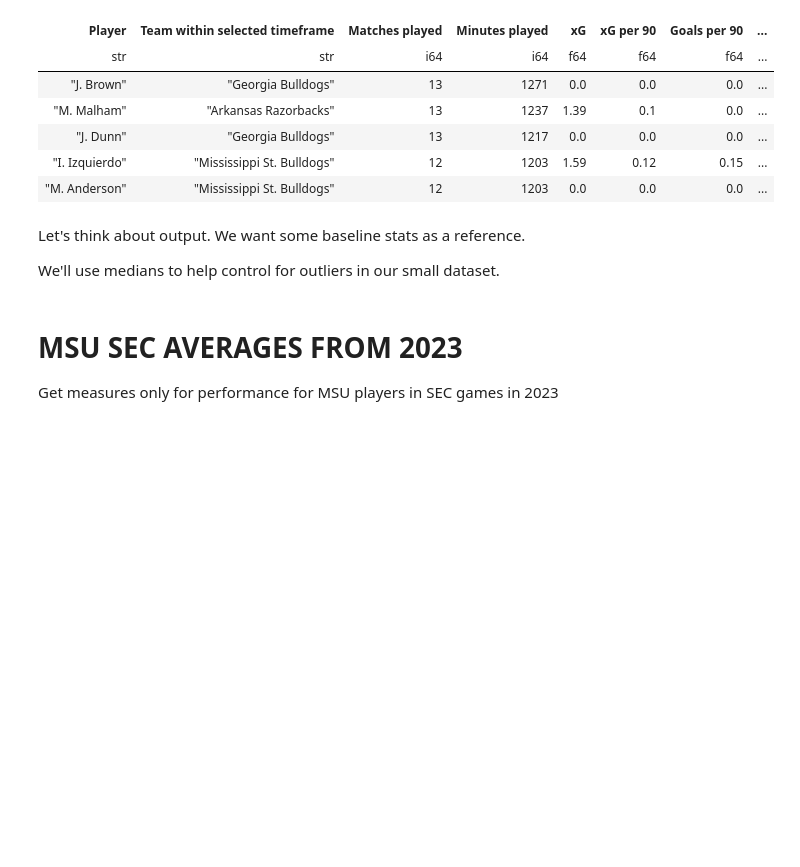
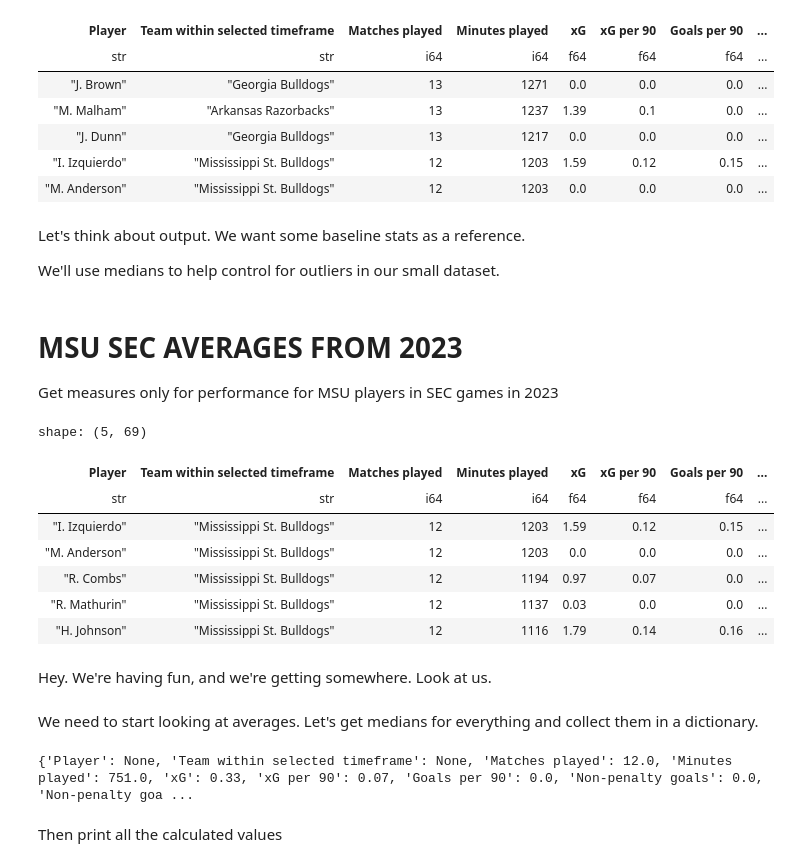
Before and after one commit to cdoss3/pyscout, a Jupyter notebook: msu.ipynb, the cells around one changed output. Drawn from its saved outputs; the diff is of its cells as text; code cells hidden in the pictures; blank space fills up the shorter version.

Commit message:
was wrong, column names are still twisted for player data. finished corralling team data, moving to individual player data

```diff
--- a/msu.ipynb
+++ b/msu.ipynb
@@ -143,7 +143,7 @@ And now, only players who played more than 0 minutes
 # %%
 msu_attacking = msu_attacking.filter(pl.col("Minutes played") > 0)
 sec_attacking = sec_attacking.filter(pl.col("Minutes played") > 0)
-sec_attacking.head()
+sec_attacking.sort(by="Minutes played", descending=True).head()
 # %% [output]
 shape: (5, 69)
 | Player | Team within selected timeframe | Matches played | Minutes played | xG | xG per 90 | Goals per 90 | ... |
@@ -161,3 +161,31 @@ We'll use medians to help control for outliers in our small dataset.
 # MSU SEC AVERAGES FROM 2023
 
 Get measures only for performance for MSU players in SEC games in 2023
+# %%
+msu_sec = sec_attacking.filter(pl.col("Team within selected timeframe") == "Mississippi St. Bulldogs")
+msu_sec.head()
+# %% [output]
+shape: (5, 69)
+| Player | Team within selected timeframe | Matches played | Minutes played | xG | xG per 90 | Goals per 90 | ... |
+| str | str | i64 | i64 | f64 | f64 | f64 | ... |
+| "I. Izquierdo" | "Mississippi St. Bulldogs" | 12 | 1203 | 1.59 | 0.12 | 0.15 | ... |
+| "M. Anderson" | "Mississippi St. Bulldogs" | 12 | 1203 | 0.0 | 0.0 | 0.0 | ... |
+| "R. Combs" | "Mississippi St. Bulldogs" | 12 | 1194 | 0.97 | 0.07 | 0.0 | ... |
+| "R. Mathurin" | "Mississippi St. Bulldogs" | 12 | 1137 | 0.03 | 0.0 | 0.0 | ... |
+| "H. Johnson" | "Mississippi St. Bulldogs" | 12 | 1116 | 1.79 | 0.14 | 0.16 | ... |
+# %% [markdown]
+Hey. We're having fun, and we're getting somewhere. Look at us.
+# %% [markdown]
+We need to start looking at averages. Let's get medians for everything and collect them in a dictionary.
+# %%
+msu_avgs = {}
+
+for column in msu_sec.columns:
+    if type(column) != 'str':
+        msu_avgs[column] = msu_sec[column].median()
+
+print(msu_avgs)
+# %% [output]
+{'Player': None, 'Team within selected timeframe': None, 'Matches played': 12.0, 'Minutes played': 751.0, 'xG': 0.33, 'xG per 90': 0.07, 'Goals per 90': 0.0, 'Non-penalty goals': 0.0, 'Non-penalty goa ...
+# %% [markdown]
+Then print all the calculated values
```
Also changed, not shown: parts of 7 cells of this notebook, 2 other files.
